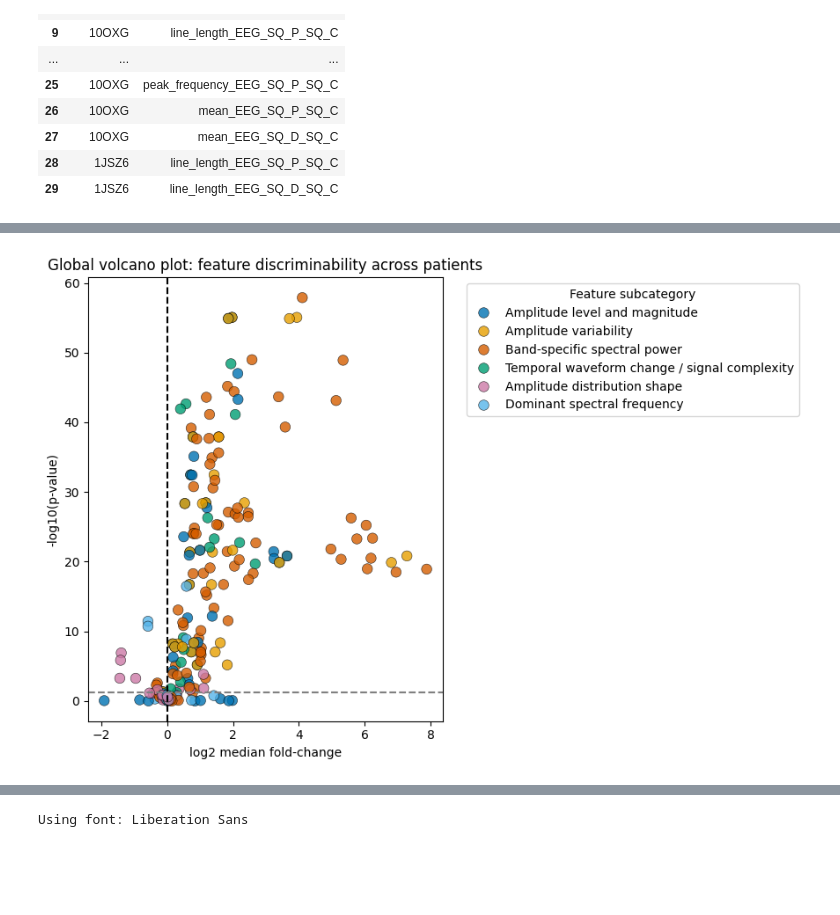
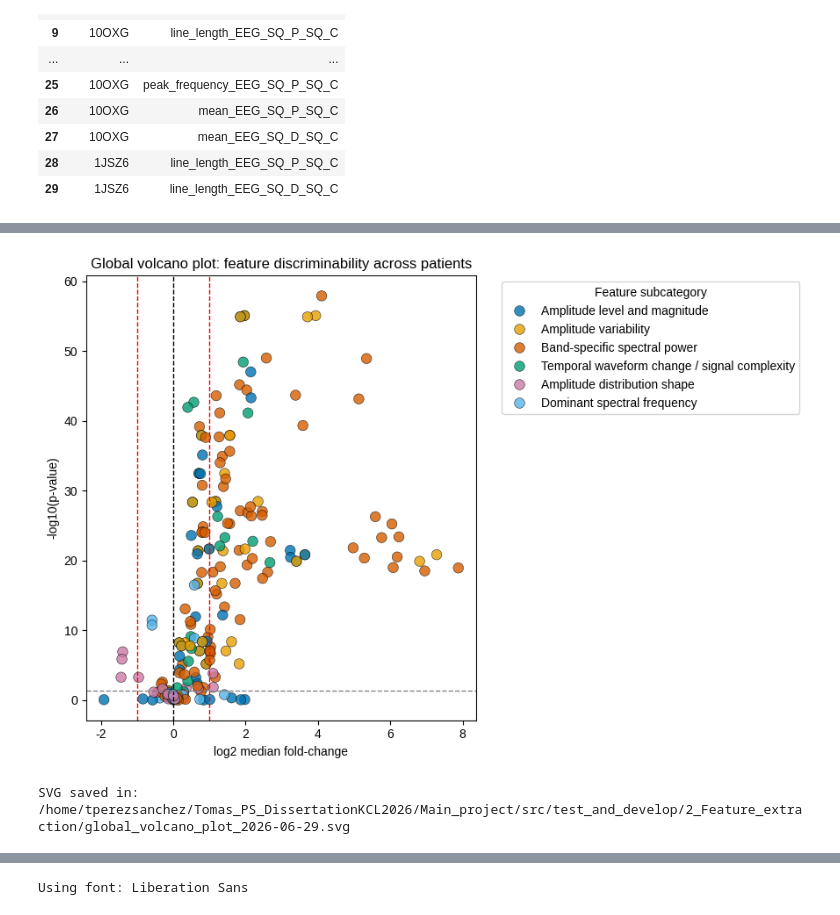
Before and after one commit to tomas0899/FoundationModel_EEG_Dissertation, a Jupyter notebook: Main_project/src/test_and_develop/2_Feature_extraction/joint_volcano_barplot_pvalue_effectsize.ipynb, the cells around one changed output, grey strips where cells are left out. Saved outputs shown, nothing was run; the diff lists cells and outputs as text; code cells hidden in the pictures; blank space fills up the shorter version.

```diff
--- a/Main_project/src/test_and_develop/2_Feature_extraction/joint_volcano_barplot_pvalue_effectsize.ipynb
+++ b/Main_project/src/test_and_develop/2_Feature_extraction/joint_volcano_barplot_pvalue_effectsize.ipynb
@@ -244,6 +245,8 @@ patient_id
 import numpy as np
 import matplotlib.pyplot as plt
 import seaborn as sns
+from pathlib import Path
+from datetime import date
 
 alpha = 0.05
 
@@ -252,38 +255,53 @@ subcategory_palette = TEEG_FE.get_feature_subcategory_palette()
 df_global_volcano = df_all_mannwhitney.query(
     "valid_log2_fold_change == True"
 ).copy()
+
+# Output path: current notebook working directory + today's date
+today = date.today().strftime("%Y-%m-%d")
+output_path = Path.cwd() / f"global_volcano_plot_{today}.svg"
 
 plt.figure(figsize=(9, 6))
 
 sns.scatterplot(
     data=df_global_volcano,
     x="effect_size_log2_median_fold_change",
     y="neg_log10_p",
     hue="feature_subcategory",
     palette=subcategory_palette,
     s=70,
     edgecolor="black",
     linewidth=0.4,
     alpha=0.8
 )
 
-plt.axvline(0, linestyle="--", color="black")
-plt.axhline(-np.log10(alpha), linestyle="--", color="grey")
+plt.axvline(0, linestyle="--", color="black", linewidth=1)
+
+# Thresholds at log2FC = -1 and +1
+plt.axvline(-1, linestyle="--", color="red", linewidth=1)
+plt.axvline(1, linestyle="--", color="red", linewidth=1)
+
+plt.axhline(-np.log10(alpha), linestyle="--", color="grey", linewidth=1)
 
 plt.xlabel("log2 median fold-change")
 plt.ylabel("-log10(p-value)")
 plt.title("Global volcano plot: feature discriminability across patients")
 
 plt.legend(
     title="Feature subcategory",
     bbox_to_anchor=(1.05, 1),
     loc="upper left"
 )
 
 plt.tight_layout()
+
+plt.savefig(output_path, format="svg", bbox_inches="tight")
+
 plt.show()
+
+print(f"SVG saved in: {output_path}")
 # %% [output]
-[figure, old version]
+[figure, new version]
+SVG saved in: /home/tperezsanchez/Tomas_PS_DissertationKCL2026/Main_project/src/test_and_develop/2_Feature_extraction/global_volcano_plot_2026-06-29.svg
 # %%
 df_feature_global = (
     df_all_mannwhitney
```
Also changed, not shown: parts of 13 cells of this notebook, 1 other file.
